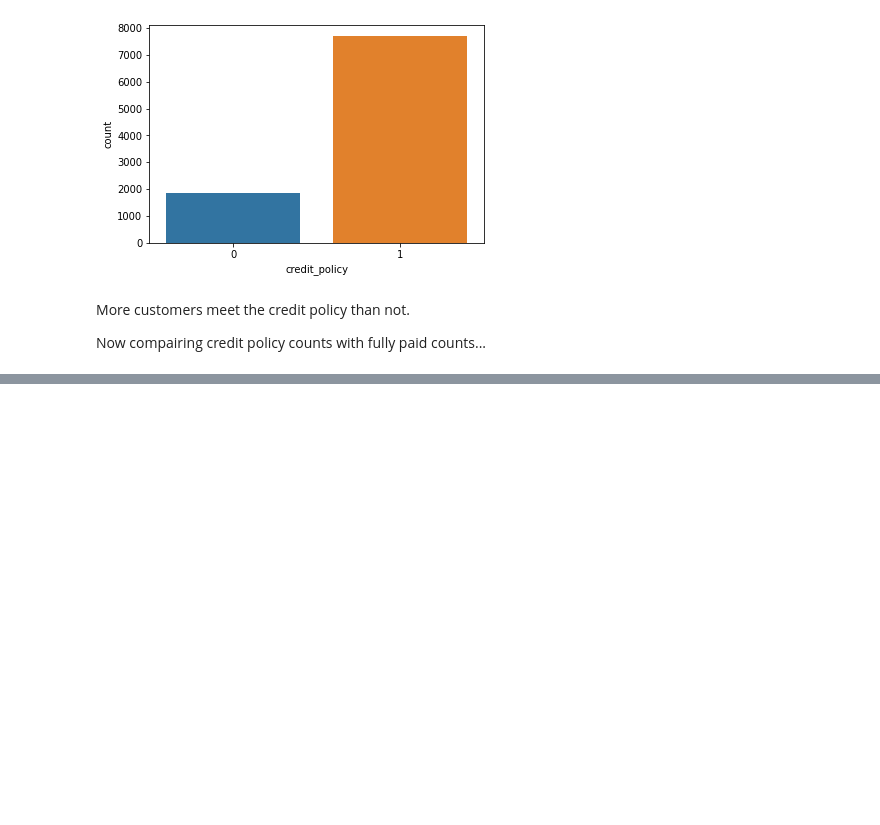
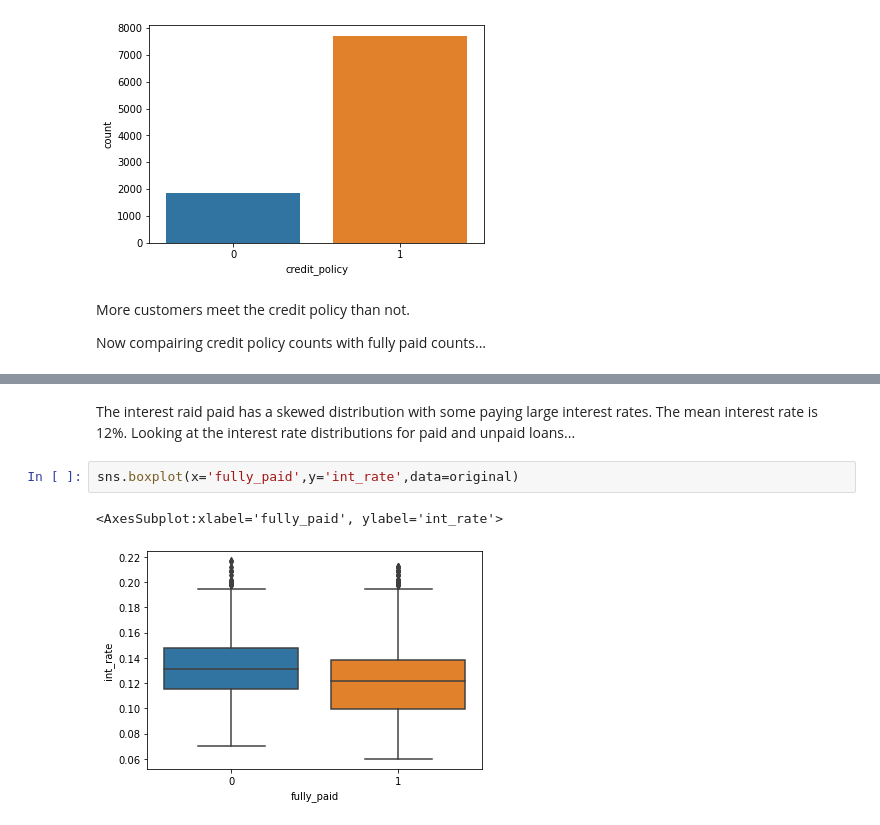
Before and after one commit to mathisme/ThinkfulSLCap, a Jupyter notebook: notebooks/EDA.ipynb, the cells around one changed output, grey strips where cells are left out. Saved outputs shown, nothing was run; the diff lists cells and outputs as text; blank space fills up the shorter version.

```diff
--- a/notebooks/EDA.ipynb
+++ b/notebooks/EDA.ipynb
@@ -118,0 +158,7 @@ sns.countplot(x = 'not_fully_paid', hue = 'credit_policy', data = df_subsample)
+# %% [markdown]
+The interest raid paid has a skewed distribution with some paying large interest rates.  The mean interest rate is 12%.  Looking at the interest rate distributions for paid and unpaid loans...
+# %%
+sns.boxplot(x='fully_paid',y='int_rate',data=original)
+# %% [output]
+<AxesSubplot:xlabel='fully_paid', ylabel='int_rate'>
+[figure, added]
```
Also changed, not shown: parts of 26 cells of this notebook.
